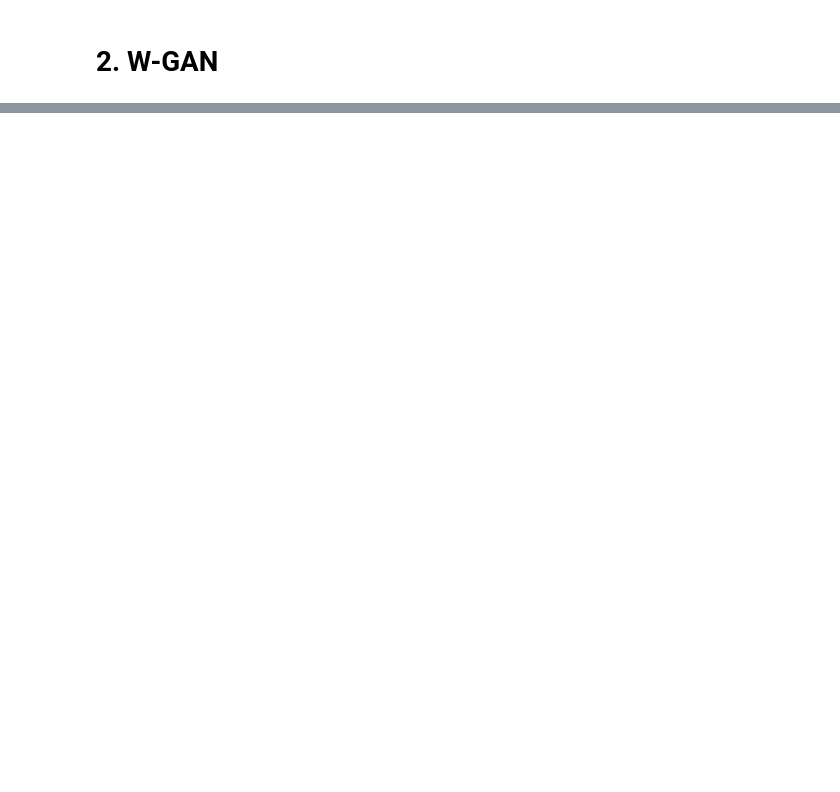
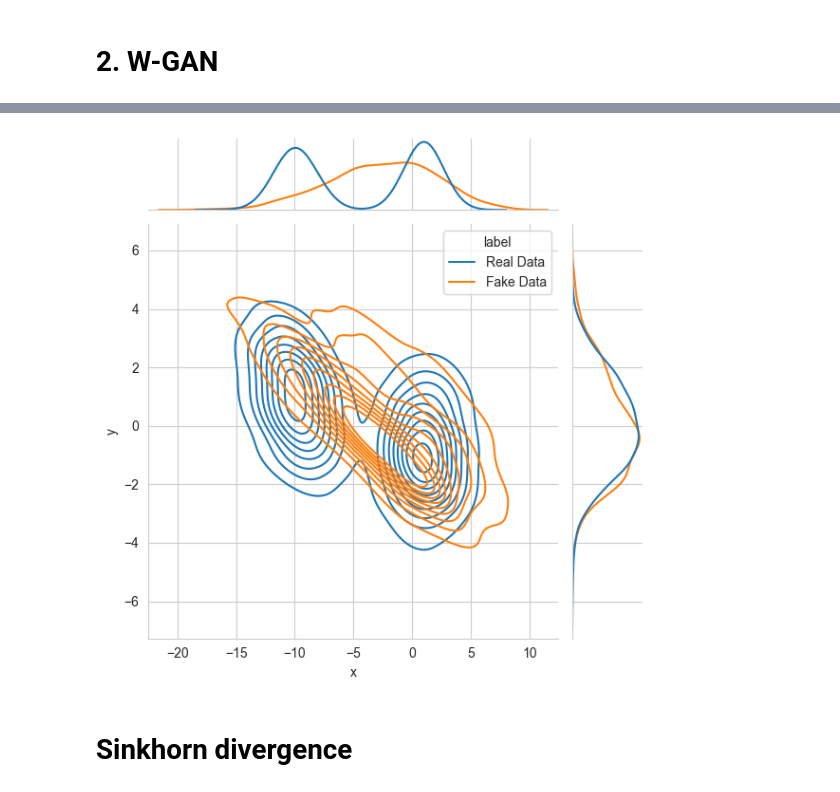
Before and after one commit to thibautvalour/W-GAN_vs_Sinkhorn, a Jupyter notebook: main.ipynb, the cells around one changed output, grey strips where cells are left out. Drawn from its saved outputs; the diff is of its cells as text; code cells hidden in the pictures; blank space fills up the shorter version.

```diff
--- a/main.ipynb
+++ b/main.ipynb
@@ -50,0 +28,18 @@ true_ot_distances = [true_ot_distance(means[i], covariances[i], means[i+1], cova
+# %%
+def generate_gaussian_data(n_samples, means, covs):
+    samples = []
+    for mean, cov in zip(means, covs):
+        distribution = MultivariateNormal(mean, cov)
+        samples_per_distribution = distribution.sample((n_samples,))
+        samples.append(samples_per_distribution)
+
+    return torch.vstack(samples)
+# %%
+# Parameters for two 2D Gaussian distributions
+means = [torch.tensor([1.0, -1.0]), torch.tensor([-10.0, 1.0])]
+covs = [torch.tensor([[1.0, 0.5], [0.5, 2.0]]),
+        torch.tensor([[1.5, -0.5], [-0.5, 1.5]])]
+
+# Generate synthetic data
+n_samples = 10_000
+data = generate_gaussian_data(n_samples, means, covs)
@@ -172,0 +212,16 @@ for i in range(num_distributions - 1):
+# %%
+df = pd.DataFrame(data, columns=['x', 'y']).sample(1000)
+df['label'] = 'Real Data'
+fake_df = pd.DataFrame(fake_samples, columns=['x', 'y'])
+fake_df['label'] = 'Fake Data'
+df = pd.concat([df, fake_df])
+
+g = sns.jointplot(
+    data=df,
+    x="x", y="y", hue="label",
+    kind="kde",
+)
+# %% [output]
+[figure, added]
+# %% [markdown]
+# Sinkhorn divergence
```
Also changed, not shown: parts of 24 cells of this notebook.
